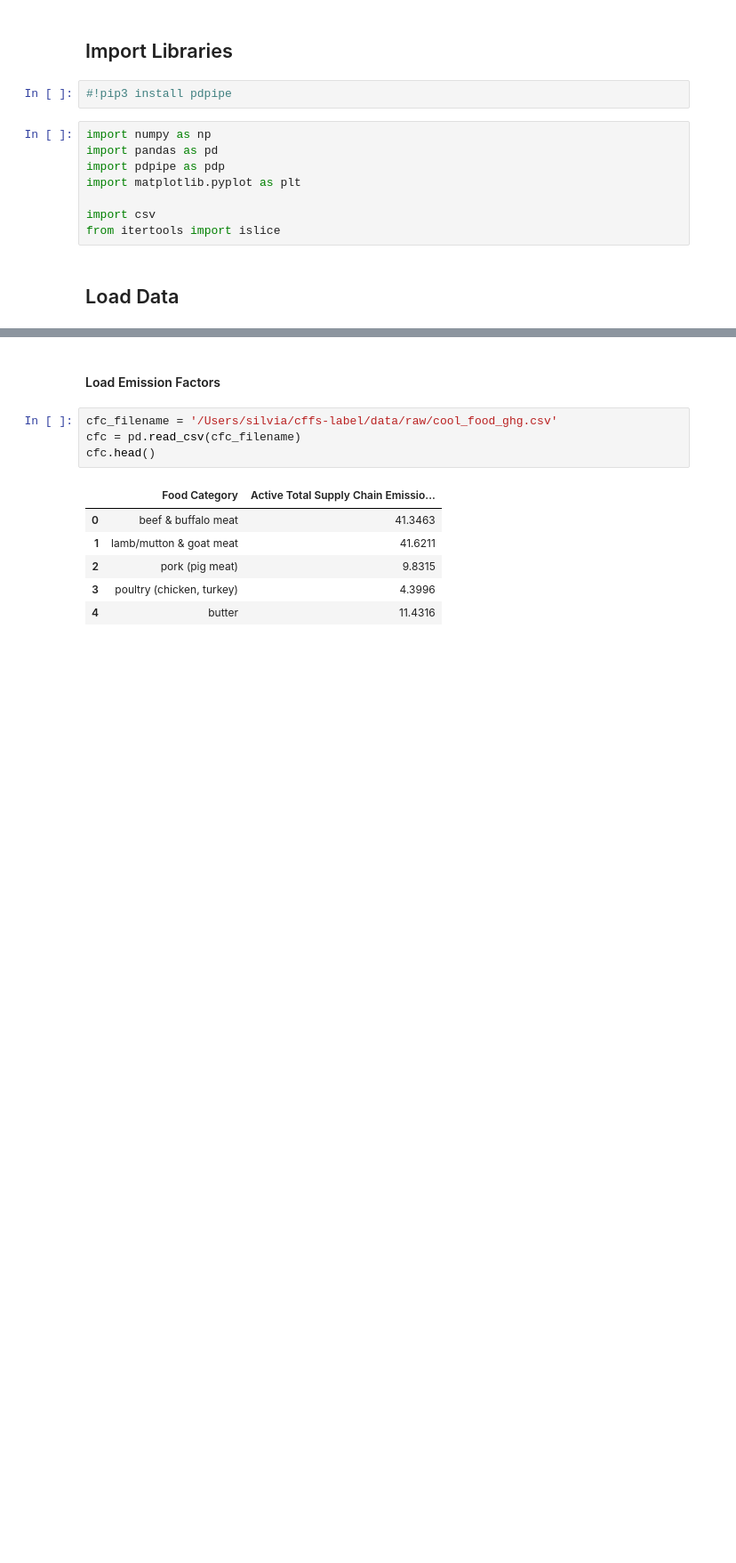
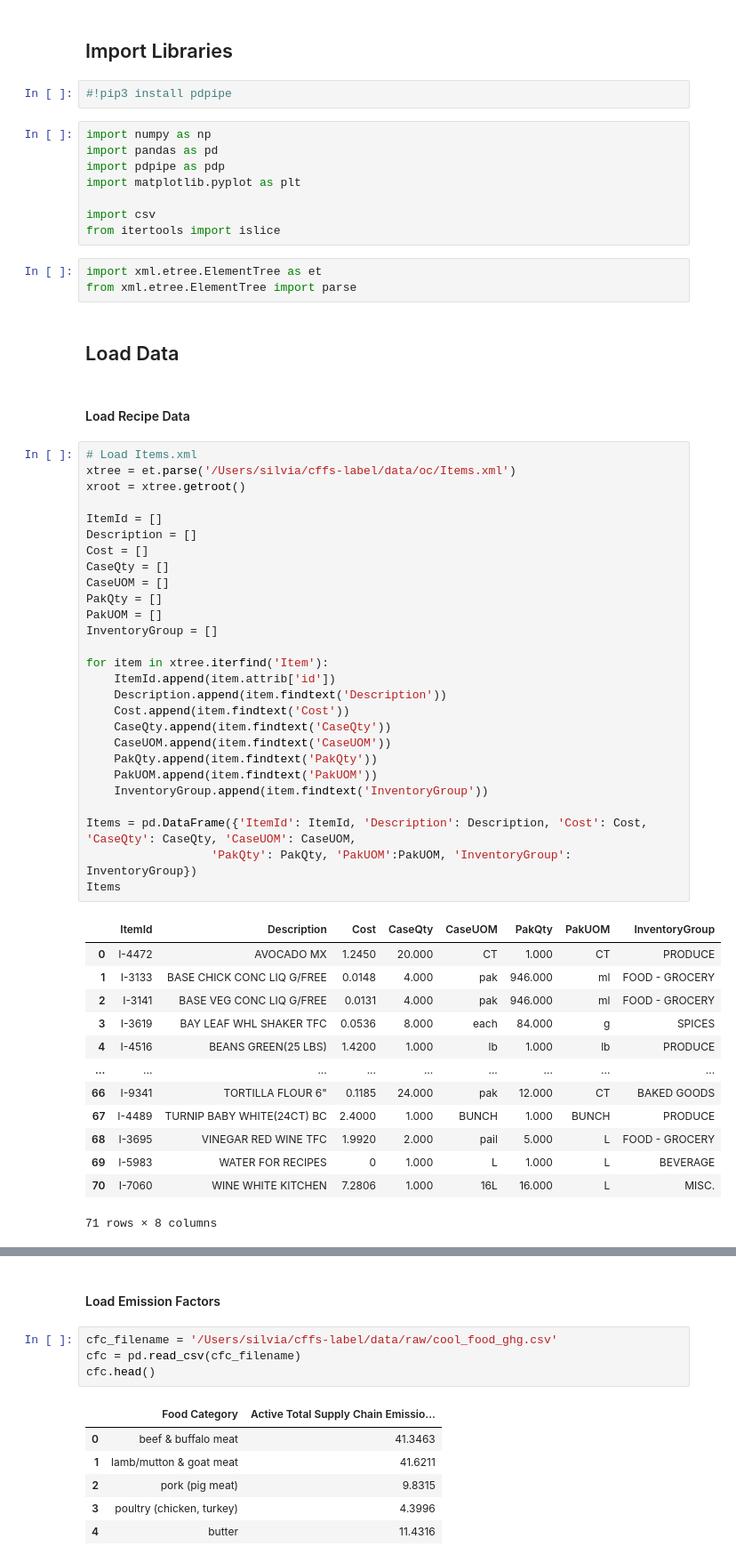
Before and after one commit to silviaaaaaaa/cffs-label, a Jupyter notebook: notebooks/ingre_analysis.ipynb, the cells around one changed output, grey strips where cells are left out. Shown at 89% size. Drawn from its saved outputs; the diff is of its cells as text; blank space fills up the shorter version.

```diff
--- a/notebooks/ingre_analysis.ipynb
+++ b/notebooks/ingre_analysis.ipynb
@@ -41,5 +47,51 @@ import matplotlib.pyplot as plt
 
 import csv
 from itertools import islice
+# %%
+import xml.etree.ElementTree as et
+from xml.etree.ElementTree import parse
 # %% [markdown]
 ## Load Data
+# %% [markdown]
+#### Load Recipe Data
+# %%
+# Load Items.xml
+xtree = et.parse('/Users/silvia/cffs-label/data/oc/Items.xml')
+xroot = xtree.getroot()
+
+ItemId = []
+Description = []
+Cost = []
+CaseQty = []
+CaseUOM = []
+PakQty = []
+PakUOM = []
+InventoryGroup = []
+
+for item in xtree.iterfind('Item'):
+    ItemId.append(item.attrib['id'])
+    Description.append(item.findtext('Description'))
+    Cost.append(item.findtext('Cost'))
+    CaseQty.append(item.findtext('CaseQty'))
+    CaseUOM.append(item.findtext('CaseUOM'))
+    PakQty.append(item.findtext('PakQty'))
+    PakUOM.append(item.findtext('PakUOM'))
+    InventoryGroup.append(item.findtext('InventoryGroup'))
+
+Items = pd.DataFrame({'ItemId': ItemId, 'Description': Description, 'Cost': Cost, 'CaseQty': CaseQty, 'CaseUOM': CaseUOM,
+                  'PakQty': PakQty, 'PakUOM':PakUOM, 'InventoryGroup': InventoryGroup})
+Items
+# %% [output]
+|  | ItemId | Description | Cost | CaseQty | CaseUOM | PakQty | PakUOM | InventoryGroup |
+| 0 | I-4472 | AVOCADO MX | 1.2450 | 20.000 | CT | 1.000 | CT | PRODUCE |
+| 1 | I-3133 | BASE CHICK CONC LIQ G/FREE | 0.0148 | 4.000 | pak | 946.000 | ml | FOOD - GROCERY |
+| 2 | I-3141 | BASE VEG CONC LIQ G/FREE | 0.0131 | 4.000 | pak | 946.000 | ml | FOOD - GROCERY |
+| 3 | I-3619 | BAY LEAF WHL SHAKER TFC | 0.0536 | 8.000 | each | 84.000 | g | SPICES |
+| 4 | I-4516 | BEANS GREEN(25 LBS) | 1.4200 | 1.000 | lb | 1.000 | lb | PRODUCE |
+| ... | ... | ... | ... | ... | ... | ... | ... | ... |
+| 66 | I-9341 | TORTILLA FLOUR 6" | 0.1185 | 24.000 | pak | 12.000 | CT | BAKED GOODS |
+| 67 | I-4489 | TURNIP BABY WHITE(24CT) BC | 2.4000 | 1.000 | BUNCH | 1.000 | BUNCH | PRODUCE |
+| 68 | I-3695 | VINEGAR RED WINE TFC | 1.9920 | 2.000 | pail | 5.000 | L | FOOD - GROCERY |
+| 69 | I-5983 | WATER FOR RECIPES | 0 | 1.000 | L | 1.000 | L | BEVERAGE |
+| 70 | I-7060 | WINE WHITE KITCHEN | 7.2806 | 1.000 | 16L | 16.000 | L | MISC. |
+71 rows × 8 columns
```
Also changed, not shown: parts of 6 cells of this notebook.
